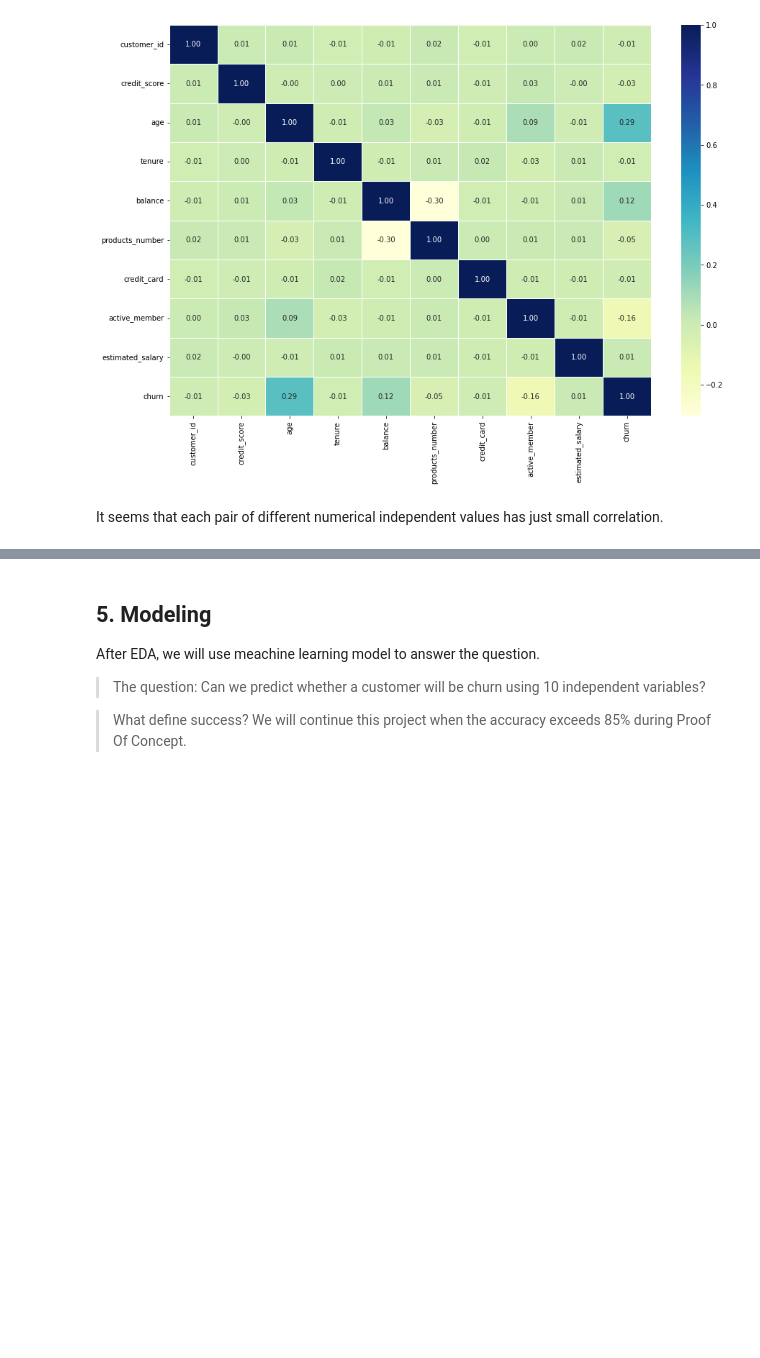
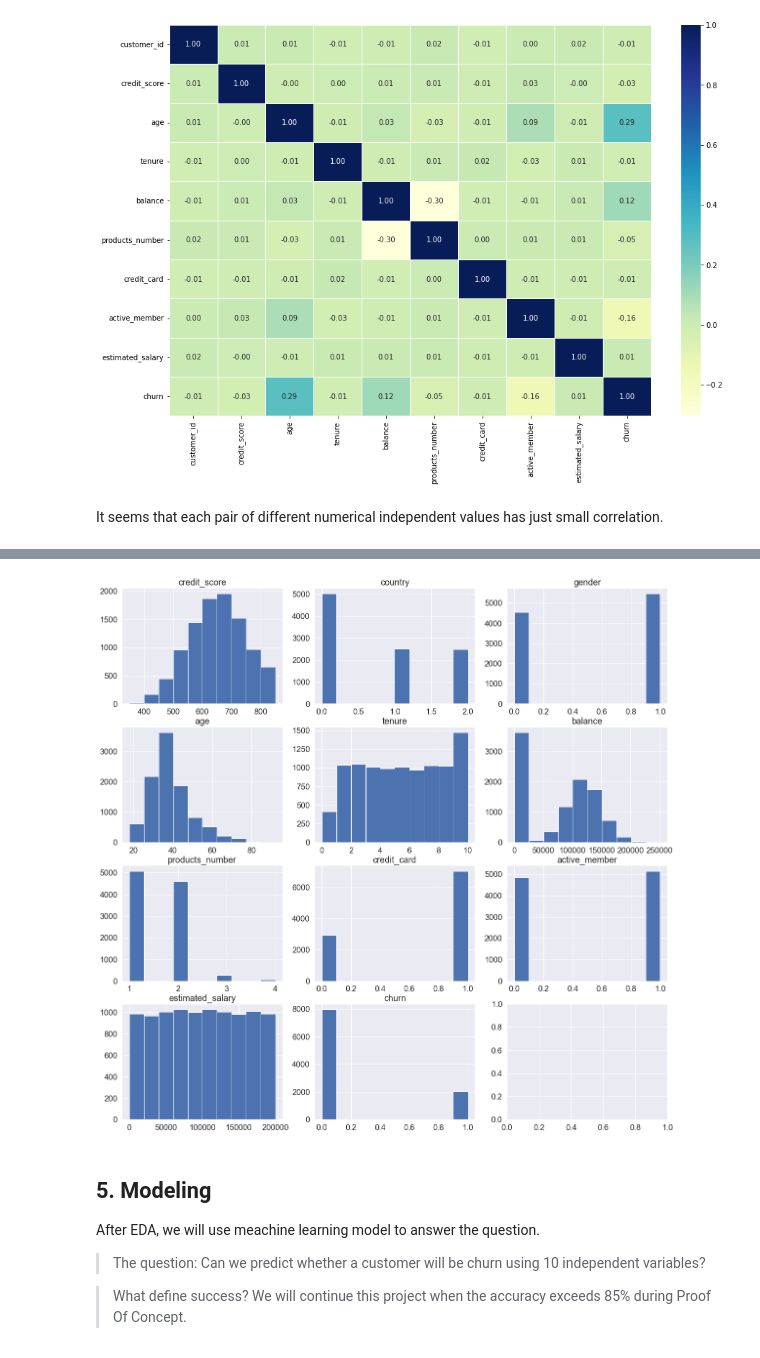
Before and after one commit to victoria-se/customer-churn, a Jupyter notebook: end-to-end-customer-churn-classification.ipynb, the cells around one changed output, grey strips where cells are left out. Cells and saved outputs as stored; diff of their text form; code cells hidden in the pictures; blank space fills up the shorter version.

```diff
--- a/end-to-end-customer-churn-classification.ipynb
+++ b/end-to-end-customer-churn-classification.ipynb
@@ -243,0 +247,3 @@ It seems that each pair of different numerical independent values has just small
+# %%
+columns = list(df.columns)
+columns
@@ -244,3 +262,20 @@ It seems that each pair of different numerical independent values has just small
+# %%
+fig, ax = plt.subplots(nrows=4,
+                      ncols=3,
+                      figsize=(20,20))
+ax[0,0].hist(df.credit_score), ax[0,1].hist(df.country), ax[0,2].hist(df.gender)
+ax[1,0].hist(df.age), ax[1,1].hist(df.tenure), ax[1,2].hist(df.balance)
+ax[2,0].hist(df.products_number), ax[2,1].hist(df.credit_card), ax[2,2].hist(df.active_member)
+ax[3,0].hist(df.estimated_salary), ax[3,1].hist(df.churn)
+ax[0,0].set(title='credit_score')
+k=0
+for i in range(4):
+    for j in range(3):
+        if k == 11: break
+        ax[i, j].set(title=columns[k])
+        k += 1
+# %% [output]
+[figure, added]
 # %% [markdown]
 ## 5. Modeling
 
```
Also changed, not shown: parts of 100 cells of this notebook, 1 other file.
